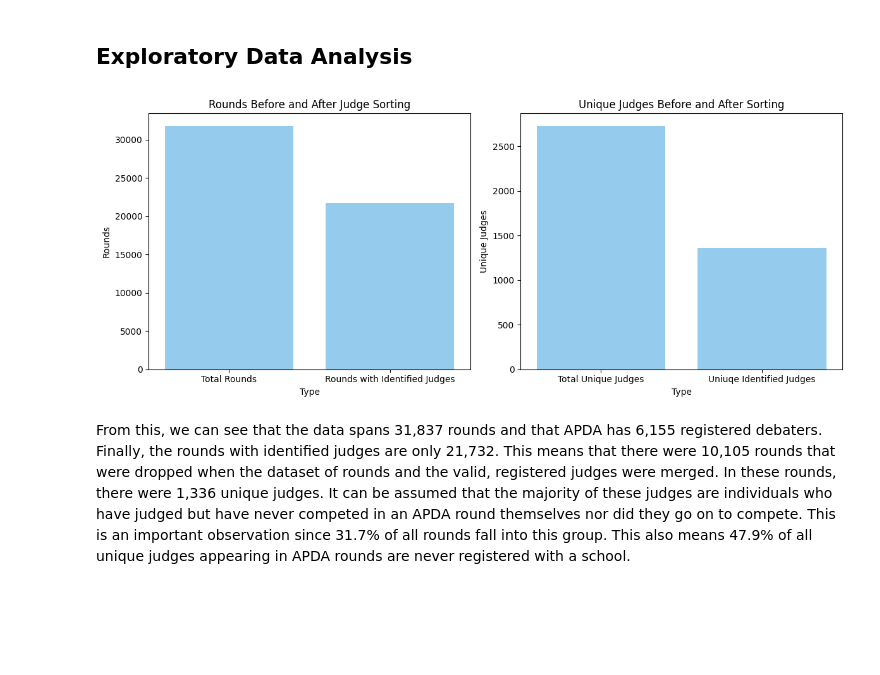
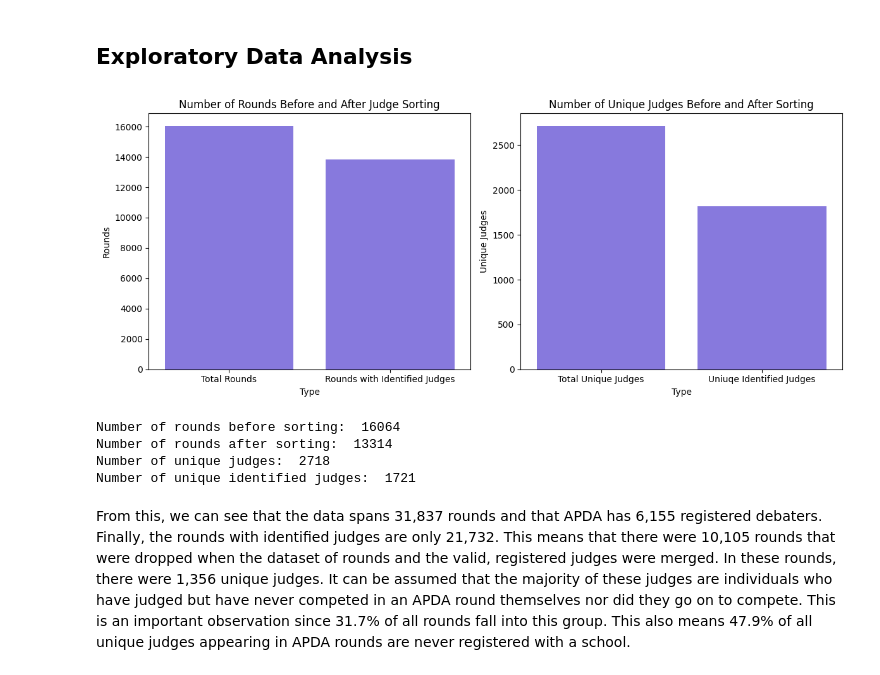
Before and after one commit to AnnaGustafson2/APDADataViz, a Jupyter notebook: ExploratoryAnalysis.ipynb, the cells around one changed output. Cells and saved outputs as stored; diff of their text form; code cells hidden in the pictures; blank space fills up the shorter version.

```diff
--- a/ExploratoryAnalysis.ipynb
+++ b/ExploratoryAnalysis.ipynb
@@ -14,18 +17,27 @@ df_dropped = pd.read_csv("Lost_Rounds.csv")
 # %%
 fig, axes = plt.subplots(1, 2, figsize=(12, 5))
 
 df_rounds_data = pd.DataFrame([[df_rounds.shape[0], "Total Rounds"], [df_rounds_with_judge_id.shape[0], "Rounds with Identified Judges"]], columns=["Rounds","Type"])
-sns.barplot(df_rounds_data, x="Type", y="Rounds", orient='v', color="lightskyblue", ax=axes[0])
-axes[0].set_title("Rounds Before and After Dropping")
+sns.barplot(df_rounds_data, x="Type", y="Rounds", orient='v', color="mediumslateblue", ax=axes[0])
+axes[0].set_title("Number of Rounds Before and After Judge Sorting")
 
 df_debaters_data = pd.DataFrame([[len(df_rounds["Judge"].unique()), "Total Unique Judges"], [len(df_rounds_with_judge_id["Judge"].unique()), "Uniuqe Identified Judges"]], columns=["Unique Judges", "Type"])
-sns.barplot(df_debaters_data, x="Type", y="Unique Judges", orient='v', color="lightskyblue", ax=axes[1])
-axes[1].set_title("Unique Judges Before and After Sorting")
-axes[0].set_title("Rounds Before and After Judge Sorting")
+sns.barplot(df_debaters_data, x="Type", y="Unique Judges", orient='v', color="mediumslateblue", ax=axes[1])
+axes[1].set_title("Number of Unique Judges Before and After Sorting")
 
 plt.tight_layout()
 plt.show()
 # %% [output]
-[figure, old version]
+[figure, new version]
+# %%
+print("Number of rounds before sorting: ", df_rounds.shape[0])
+print("Number of rounds after sorting: ", df_rounds_with_judge_id.shape[0])
+print("Number of unique judges: ", len(df_rounds["Judge"].unique()))
+print("Number of unique identified judges: ", len(df_rounds_with_judge_id["Judge"].unique()))
+# %% [output]
+Number of rounds before sorting:  16064
+Number of rounds after sorting:  13314
+Number of unique judges:  2718
+Number of unique identified judges:  1721
 # %% [markdown]
-From this, we can see that the data spans 31,837 rounds and that APDA has 6,155 registered debaters. Finally, the rounds with identified judges are only 21,732. This means that there were 10,105 rounds that were dropped when the dataset of rounds and the valid, registered judges were merged. In these rounds, there were 1,336 unique judges. It can be assumed that the majority of these judges are individuals who have judged but have never competed in an APDA round themselves nor did they go on to compete. This is an important observation since 31.7% of all rounds fall into this group. This also means 47.9% of all unique judges appearing in APDA rounds are never registered with a school.
+From this, we can see that the data spans 31,837 rounds and that APDA has 6,155 registered debaters. Finally, the rounds with identified judges are only 21,732. This means that there were 10,105 rounds that were dropped when the dataset of rounds and the valid, registered judges were merged. In these rounds, there were 1,356 unique judges. It can be assumed that the majority of these judges are individuals who have judged but have never competed in an APDA round themselves nor did they go on to compete. This is an important observation since 31.7% of all rounds fall into this group. This also means 47.9% of all unique judges appearing in APDA rounds are never registered with a school.
```
Also changed, not shown: parts of 11 cells of this notebook, 16 other files.
